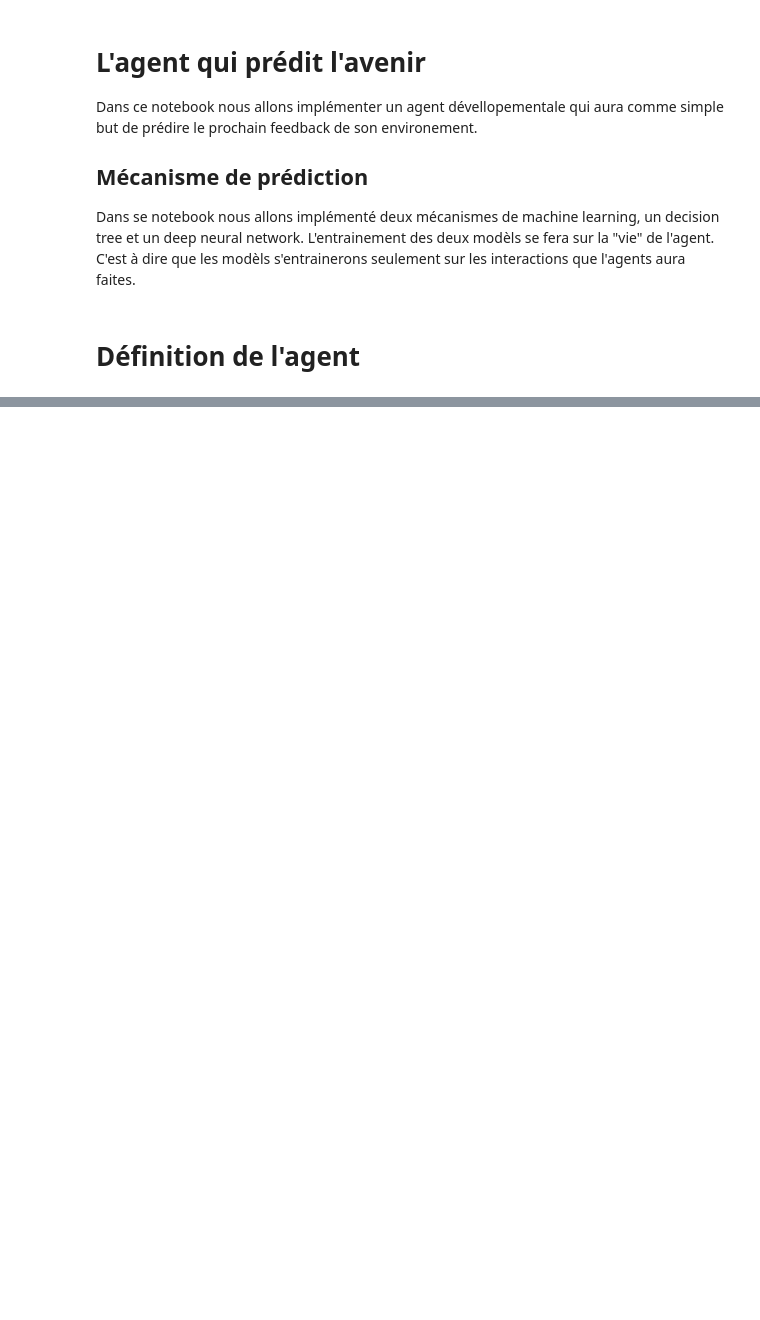
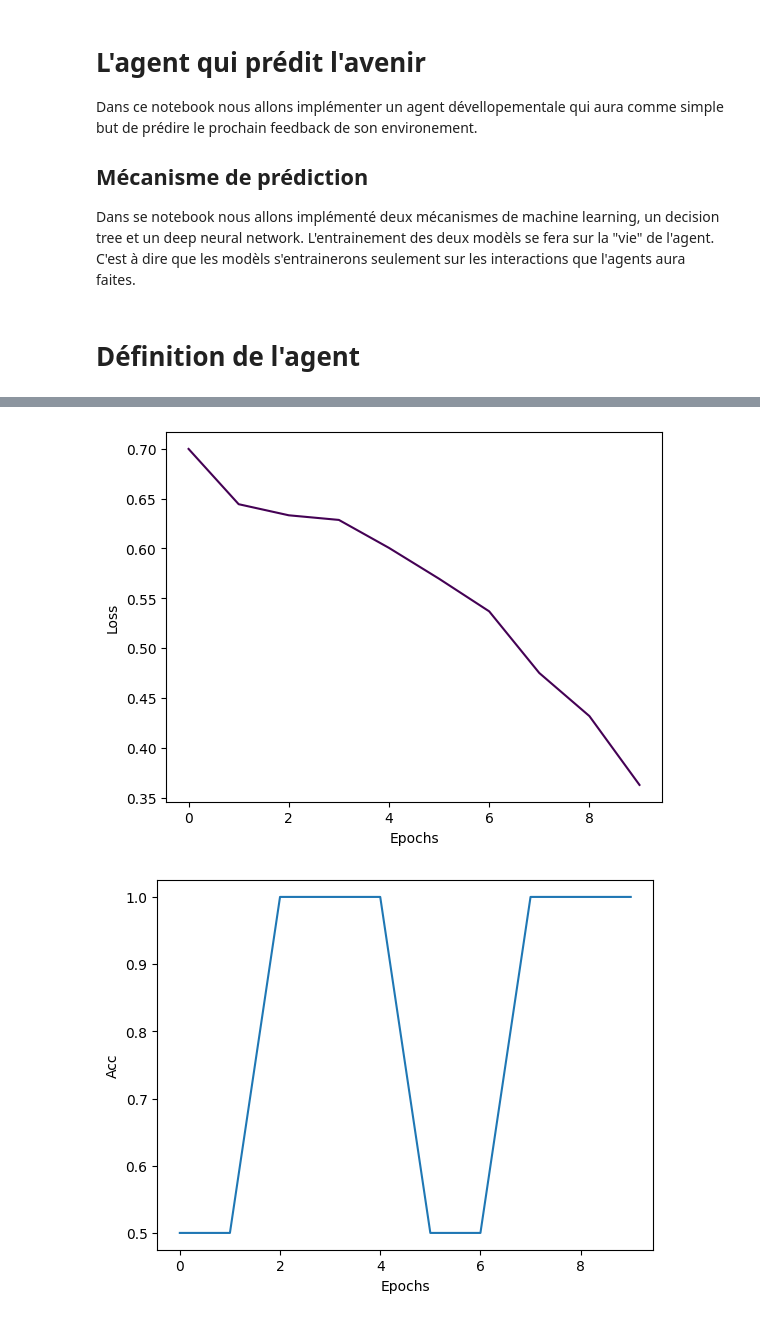
Before and after one commit to PEmarrel/Dpt_transformers, a Jupyter notebook: agent1.ipynb, the cells around one changed output, grey strips where cells are left out. Cells and saved outputs as stored; diff of their text form; code cells hidden in the pictures; blank space fills up the shorter version.

Commit message:
Agent 1 done avec ML

```diff
--- a/agent1.ipynb
+++ b/agent1.ipynb
@@ -40,16 +41,6 @@ Dans ce notebook nous allons implémenter un agent dévellopementale qui aura co
 Dans se notebook nous allons implémenté deux mécanismes de machine learning, un decision tree et un deep neural network. L'entrainement des deux modèls se fera sur la "vie" de l'agent. C'est à dire que les modèls s'entrainerons seulement sur les interactions que l'agents aura faites.
 # %% [markdown]
 # Définition de l'agent
-# %%
-# Function pour la tokenization
-def create_dico_numerate_word(all_words):
-    """
-    Fonction qui crée un dictionnaire avec les mots et leur index
-    """
-    dico = {}
-    for i, word in enumerate(all_words):
-        dico[word] = i
-    return dico
 # %%
 class Agent1:
     def __init__(self, model, all_outcomes, all_actions, tokenizer, optimizer=None, loss_func=None):
@@ -149,0 +265,61 @@ Nous voulons donner au modèl une action et obtenir une prédiction d'un feedbac
+# %%
+env_test2 = env1()
+model_ML = DeepNetwork(hidden_size=[10, 5], input_size=1, output_size=2)
+optimizer = torch.optim.Adam(model_ML.parameters(), lr=1e-1, weight_decay=1e-2)
+loss_func = nn.CrossEntropyLoss()
+tokenizer = SimpleTokenizerV1(create_dico_numerate_word(env_test2.get_outcomes() + env_test2.get_actions()))
+
+x_train = [['a'], ['b']]
+x_train = [tokenizer.encode(x) for x in x_train]
+y_train = ['x', 'y']
+y_train = tokenizer.encode(y_train)
+
+x_train = torch.tensor(x_train, dtype=torch.float).to(device)
+y_train = torch.tensor(y_train, dtype=torch.int64).to(device)
+x_test = x_train
+y_train = y_train
+
+# Transforme y_fit en one hot
+# Comme vue précédament, notre sortie est un vecteur qui donne des probabilié
+# pour chaque dimension. Nous devons donc associé un vecteur a chaque outcome.
+# Exemple :
+# outcome = x
+# encode('x') = 1
+# one hot(1) = 01
+#
+# outcome = y
+# encode('y') = 0
+# one hot(0) = 10
+y_train = torch.nn.functional.one_hot(y_train, len(env_test2.get_outcomes())).to(torch.float)
+
+x_test = torch.tensor(x_test, dtype=torch.float).to(device)
+y_test = torch.tensor(y_test, dtype=torch.long).to(device)
+
+data_loader = torch.utils.data.DataLoader(
+    torch.utils.data.TensorDataset(x_train, y_train),
+    batch_size=32, shuffle=True
+)
+
+validate_loader = torch.utils.data.DataLoader(
+    torch.utils.data.TensorDataset(x_test, y_test),
+    batch_size=32, shuffle=False
+)
+
+bast_acc, best_model, all_acc, all_loss = train_with_batch(model=model_ML,
+                train_loader=data_loader,
+                validate_loader=validate_loader,
+                optimizer=optimizer,
+                loss_func=loss_func,
+                nb_epochs=10,
+                print_=True
+            )
+see_evolued_loss([all_loss])
+see_evolued_acc(all_acc)
+
+# test model with each action
+# for act in env_test2.get_actions():
+#     action = tokenizer.encode([act])
+#     x = model_ML(torch.tensor(action, dtype=torch.float).to(device))
+#     print(f'Action: {act} Prediction: {x}, pour la séquence {torch.tensor(action, dtype=torch.float)}')
+#     print(f'decode : {torch.argmax(x, dim=0).item()} {tokenizer.decode(torch.argmax(x, dim=0).item())}')
+# %% [output]
@@ -150 +337,3 @@ Nous voulons donner au modèl une action et obtenir une prédiction d'un feedbac
+[figure, added]
+[figure, added]
 # %%
```
Also changed, not shown: parts of 15 cells of this notebook, 4 other files.
